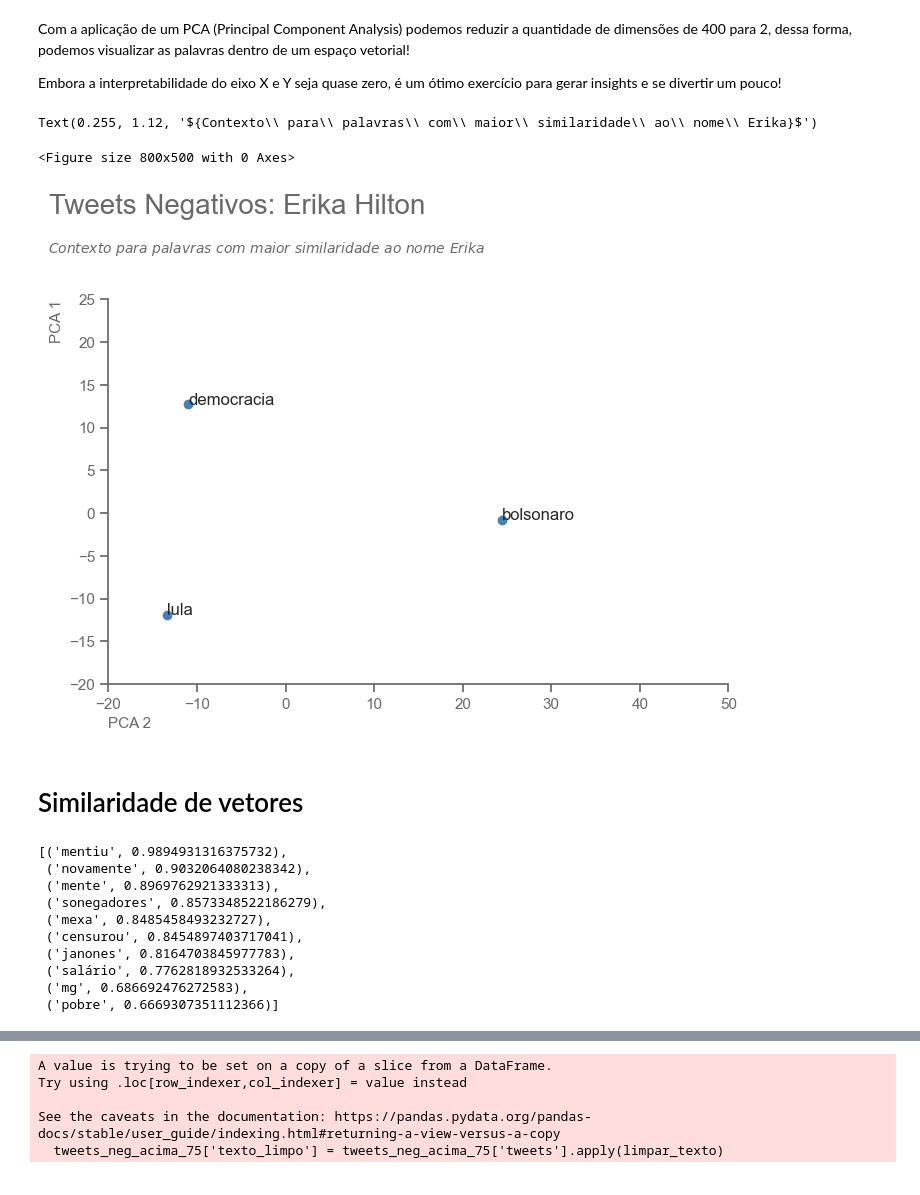
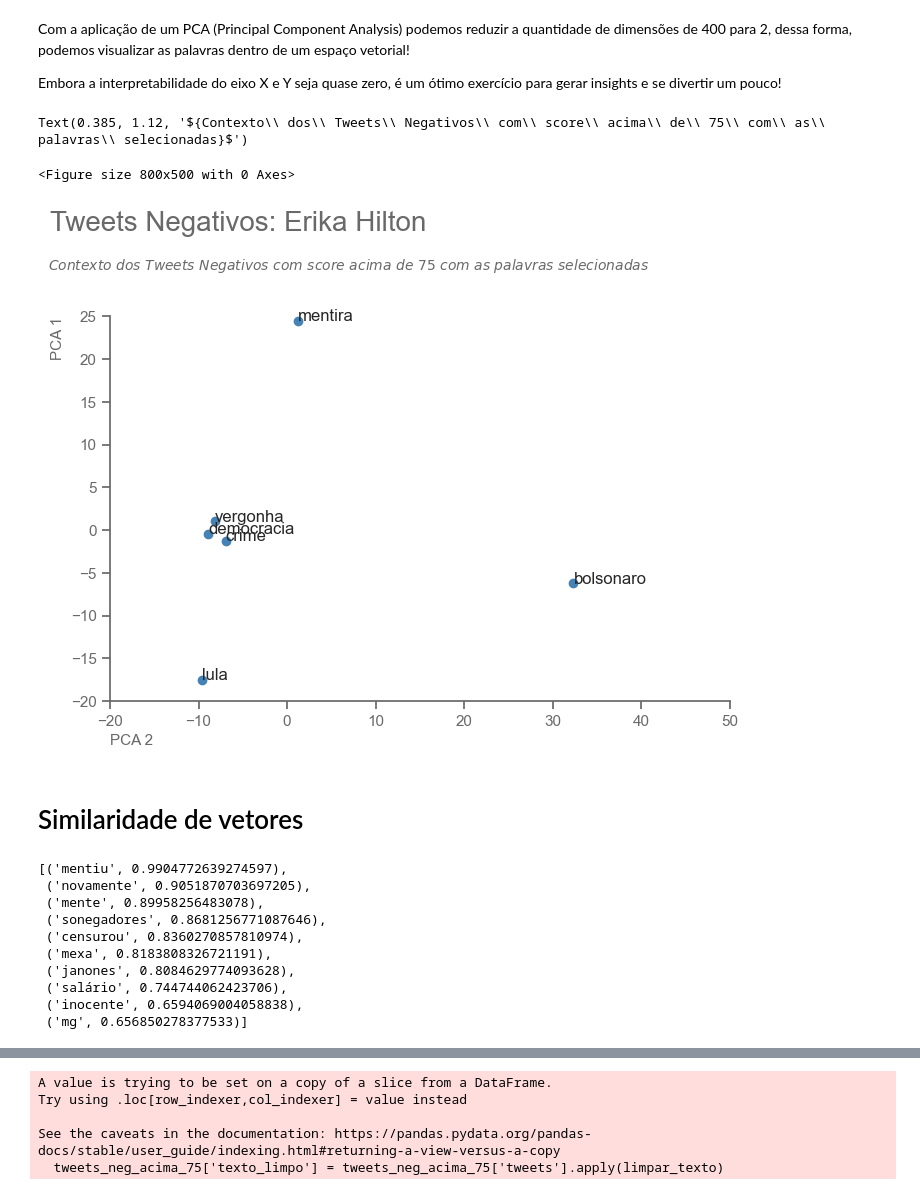
Before and after one commit to Bruno-Donato/projeto_tera, a Jupyter notebook: analise_contexto.ipynb, the cells around one changed output, grey strips where cells are left out. Cells and saved outputs as stored; diff of their text form; code cells hidden in the pictures.

Commit message:
Atualização analise contexto

```diff
--- a/analise_contexto.ipynb
+++ b/analise_contexto.ipynb
@@ -214,7 +289,7 @@ palavras_pca = pca.fit_transform(x)
 # Criando listas com valores do eixo x e y
 eixo_x = []
 eixo_y = []
-for i in palavras_pca:
+for i in palavras_pca_neg:
     eixo_x.append(i[0])
     eixo_y.append(i[1])
 
@@ -234,8 +309,8 @@ ax.set_xlabel("PCA 2", fontsize=11, loc="left", color="#696969")
 for i, txt in enumerate(palavras):
     ax.annotate(txt, (eixo_x[i], eixo_y[i]))
 
-subtitle_text = r"${Contexto\ dos\ Tweets\ Negativos}$"
+subtitle_text = r"${Contexto\ dos\ Tweets\ Negativos\ com\ as\ palavras\ selecionadas}$"
 
 # Add the subtitle with formatted text
-ax.text(0.083, 1.12, subtitle_text, transform=ax.transAxes, fontsize=10, ha='center', color='#696969')
+ax.text(0.255, 1.12, subtitle_text, transform=ax.transAxes, fontsize=10, ha='center', color='#696969')
 # %% [output]
@@ -322,11 +422,11 @@ lista_termos
 # %%
 tweets_neg_acima_75 = tweets_negativos[tweets_negativos['score_ajuste_fino'] >= 0.75]
 # %%
-#Instanciando Word2Vec
-w2v_model = Word2Vec(sentences = tweets_neg_acima_75['tokens_limpos'],   # Passando listas de tokens tratados
-                     min_count=5,                                        # Mínimo de ocorrências para considerar a palavra
-                     vector_size=400,                                    # Dimensão final do embedding
-                     window=5,                                           # Janela de contexto
-                     seed = 42                                           # Definindo fator Pseudo aleatório
-                     )
+#Instanciando Word2Vec para tweets negativos acima de 75%
+w2v_model_neg_75 = Word2Vec(sentences = tweets_neg_acima_75['tokens_limpos'],   # Passando listas de tokens tratados
+                            min_count=5,                                        # Mínimo de ocorrências para considerar a palavra
+                            vector_size=400,                                    # Dimensão final do embedding
+                            window=5,                                           # Janela de contexto
+                            seed = 42                                           # Definindo fator Pseudo aleatório
+                        )
 # %%
@@ -348,75 +448,76 @@ Com a aplicação de um PCA (Principal Component Analysis) podemos reduzir a qua
 Embora a interpretabilidade do eixo X e Y seja quase zero, é um ótimo exercício para gerar insights e se divertir um pouco!
 # %%
 # Definindo palavras que serão visualizadas
-palavras = ['lula','bolsonaro','democracia']
+palavras = ['lula','bolsonaro','vergonha','crime','mentira', 'democracia']
+# palavras = ['lula','bolsonaro','democracia']
 
 # palavras = ['lula','bolsonaro','vergonha','crime','mentira', 'democracia']
 
-palavras1 = ['lula','bolsonaro','crime']
+# palavras1 = ['lula','bolsonaro','crime']
 
-palavras2 = ['lula','bolsonaro','mentira']
+# palavras2 = ['lula','bolsonaro','mentira']
 
-palavras3 = ['lula','bolsonaro','democracia']
+# palavras3 = ['lula','bolsonaro','democracia']
 # %%
 # Obtendo vetores das palavras
-palavra_vec = []
+palavra_vec_neg_75 = []
 for i in palavras:
-    palavra_vec.append(w2v_model.wv.get_vector(i))
+    palavra_vec_neg_75.append(w2v_model_neg_75.wv.get_vector(i))
 
 # Padronizando os dados (subtrai média e divide pelo desvio padrão)
-x = StandardScaler().fit_transform(palavra_vec)
+x_neg_75 = StandardScaler().fit_transform(palavra_vec_neg_75)
 
 # Instanciando PCA
-pca = PCA(n_components=2)
+pca_neg_75 = PCA(n_components=2)
 
 # Fitando PCA
-palavras_pca = pca.fit_transform(x)
+palavras_pca_neg_75 = pca_neg_75.fit_transform(x_neg_75)
 # %%
 # Criando listas com valores do eixo x e y
 eixo_x = []
 eixo_y = []
-for i in palavras_pca:
+for i in palavras_pca_neg_75:
     eixo_x.append(i[0])
     eixo_y.append(i[1])
 
 # Plotando resultado
 plt.figure(figsize=(8, 5))
 fig, ax = plt.subplots(figsize=(8,5))
 ax.scatter(eixo_x, eixo_y, color = 'steelblue')
 ax.set_title('Tweets Negativos: Erika Hilton', fontsize=20, x=0.207, y=1.2, color="#696969")
 ax.set_xlim(-20,50)
 ax.set_ylim(-20,25)
 ax.spines['bottom'].set_color('#696969')
 ax.spines['left'].set_color('#696969')
 ax.tick_params(axis='x', colors='#696969')
 ax.tick_params(axis='y', colors='#696969')
 ax.set_ylabel("PCA 1", fontsize=11, loc="top", color="#696969")
 ax.set_xlabel("PCA 2", fontsize=11, loc="left", color="#696969")
 for i, txt in enumerate(palavras):
     ax.annotate(txt, (eixo_x[i], eixo_y[i]))
 
-subtitle_text = r"${Contexto\ para\ palavras\ com\ maior\ similaridade\ ao\ nome\ Erika}$"
+subtitle_text = r"${Contexto\ dos\ Tweets\ Negativos\ com\ score\ acima\ de\ 75\ com\ as\ palavras\ selecionadas}$"
 
 # Add the subtitle with formatted text
-ax.text(0.255, 1.12, subtitle_text, transform=ax.transAxes, fontsize=10, ha='center', color='#696969')
+ax.text(0.385, 1.12, subtitle_text, transform=ax.transAxes, fontsize=10, ha='center', color='#696969')
 # %% [output]
-Text(0.255, 1.12, '${Contexto\\ para\\ palavras\\ com\\ maior\\ similaridade\\ ao\\ nome\\ Erika}$')
+Text(0.385, 1.12, '${Contexto\\ dos\\ Tweets\\ Negativos\\ com\\ score\\ acima\\ de\\ 75\\ com\\ as\\ palavras\\ selecionadas}$')
 <Figure size 800x500 with 0 Axes>
-[figure, old version]
+[figure, new version]
 # %% [markdown]
 # Similaridade de vetores
 # %%
-# Visualizando vetores similares ao vetor "bolsonaro"
-w2v_model.wv.most_similar('bolsonaro')
+# Visualizando vetores similares ao vetor "bolsonaro" modelo com tweets negativos acima de 75%
+w2v_model_neg_75.wv.most_similar('bolsonaro')
 # %% [output]
-[('mentiu', 0.9894931316375732),
- ('novamente', 0.9032064080238342),
- ('mente', 0.8969762921333313),
- ('sonegadores', 0.8573348522186279),
- ('mexa', 0.8485458493232727),
- ('censurou', 0.8454897403717041),
- ('janones', 0.8164703845977783),
- ('salário', 0.7762818932533264),
- ('mg', 0.686692476272583),
- ('pobre', 0.6669307351112366)]
+[('mentiu', 0.9904772639274597),
+ ('novamente', 0.9051870703697205),
+ ('mente', 0.89958256483078),
+ ('sonegadores', 0.8681256771087646),
+ ('censurou', 0.8360270857810974),
+ ('mexa', 0.8183808326721191),
+ ('janones', 0.8084629774093628),
+ ('salário', 0.744744062423706),
+ ('inocente', 0.6594069004058838),
+ ('mg', 0.656850278377533)]
 # %%
```
Also changed, not shown: parts of 36 cells of this notebook.
